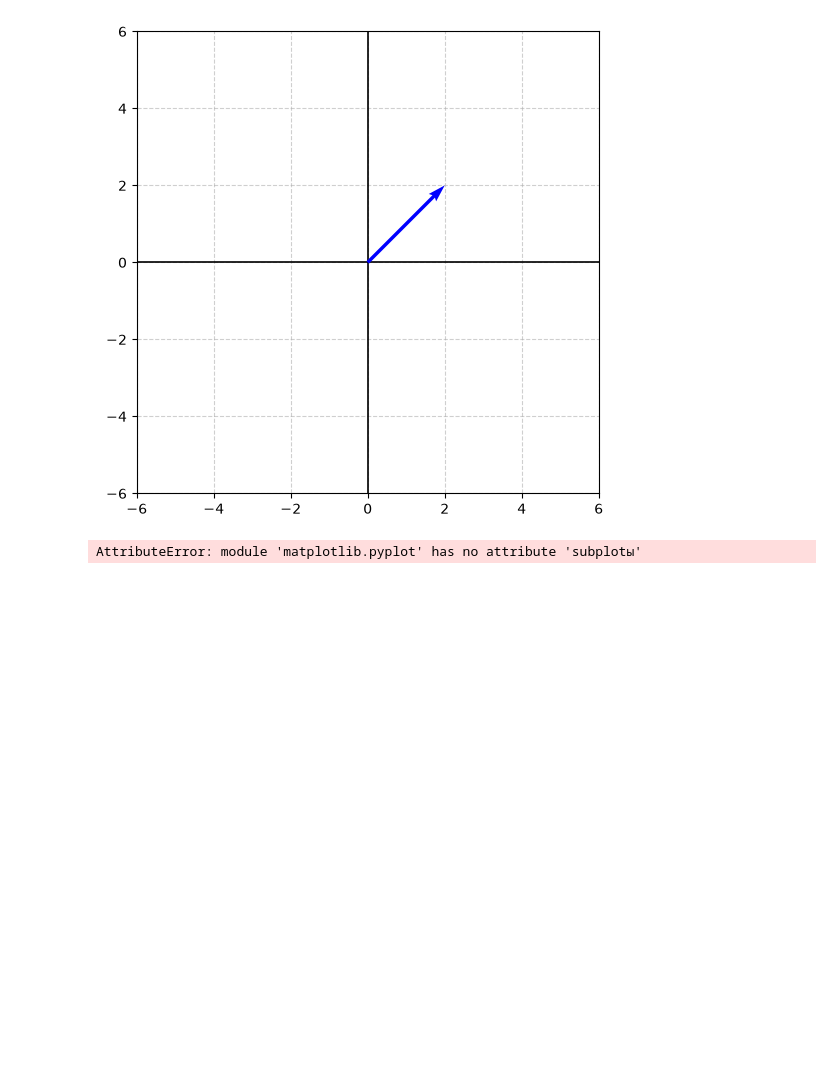
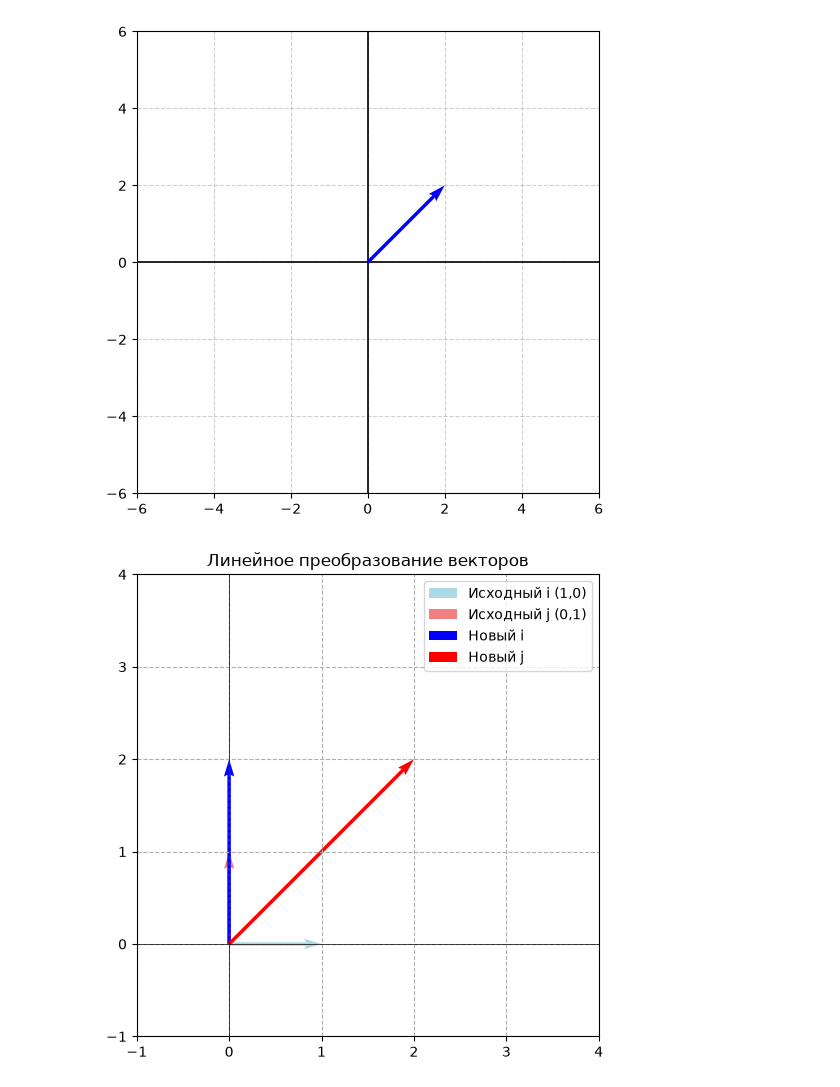
Before and after one commit to Syxaarik/my-ML-journey, a Jupyter notebook: visuals_algebra.ipynb, the cells around one changed output. Drawn from its saved outputs; the diff is of its cells as text; code cells hidden in the pictures; blank space fills up the shorter version.

```diff
--- a/visuals_algebra.ipynb
+++ b/visuals_algebra.ipynb
@@ -37,40 +37,40 @@ plt.show()
 [figure]
 # %%
 # задаем матрицу линейного преобразования
-A = np.array([[2, 1],
-              [0.5, 1]])
+A = np.array([[0, 2],
+              [2, 2]])
 
 # задаем базисный вектор
 i = np.array([1, 0])
 j = np.array([0, 1])
 
 # применяем преобразования
 i_transform = A @ i
 j_transform = A @ j
 
-fig, ax = plt.subplotы(figsize=(6, 6))
+fig, ax = plt.subplots(figsize=(6, 6))
 
 # Функция для удобного рисования стрелок векторов
 def draw_vector(v, color, label):
     ax.quiver(0, 0, v[0], v[1], angles='xy', scale_units='xy', scale=1, color=color, label=label)
 
 # Рисуем исходные векторы (пунктиром или бледным цветом)
 draw_vector(i, 'lightblue', 'Исходный i (1,0)')
 draw_vector(j, 'lightcoral', 'Исходный j (0,1)')
 
 # Рисуем трансформированные векторы
 draw_vector(i_transform, 'blue', 'Новый i')
 draw_vector(j_transform, 'red', 'Новый j')
 
 # Оформление сетки и осей
 ax.axhline(0, color='black', linewidth=0.5)
 ax.axvline(0, color='black', linewidth=0.5)
 ax.set_xlim(-1, 4)
 ax.set_ylim(-1, 4)
 ax.grid(True, linestyle='--')
 ax.set_aspect('equal') # Важно, чтобы масштаб осей X и Y был одинаковым
 plt.legend()
 plt.title("Линейное преобразование векторов")
 plt.show()
 # %% [output]
-AttributeError: module 'matplotlib.pyplot' has no attribute 'subplotы'
+[figure, added]
```
Also changed, not shown: parts of 2 cells of this notebook.
